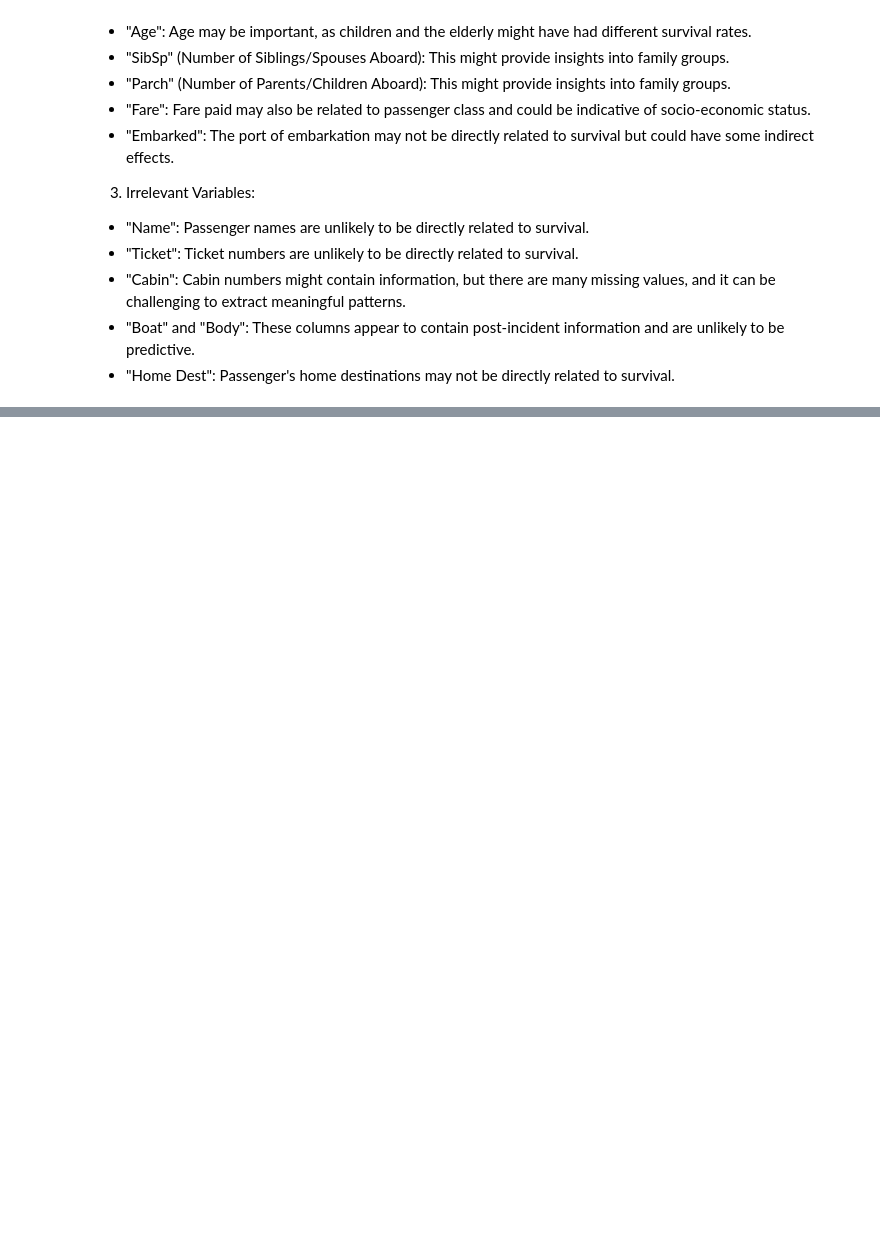
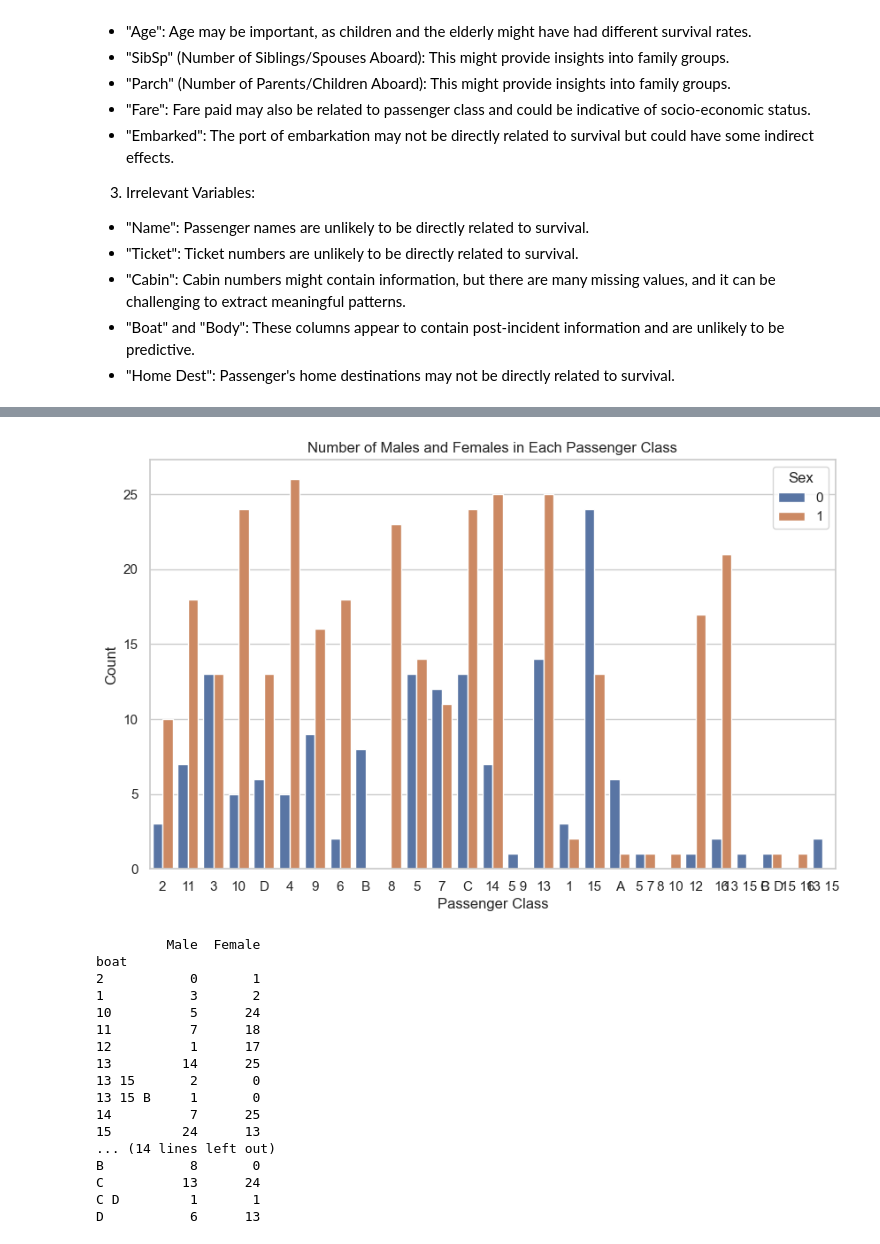
Before and after one commit to HannahCimene/TrioData_Masters, a Jupyter notebook: Files/titanic_dataset/titanic_dataset_liesa.ipynb, the cells around one changed output, grey strips where cells are left out. Cells and saved outputs as stored; diff of their text form; code cells hidden in the pictures; blank space fills up the shorter version.

```diff
--- a/Files/titanic_dataset/titanic_dataset_liesa.ipynb
+++ b/Files/titanic_dataset/titanic_dataset_liesa.ipynb
@@ -133,0 +218,3 @@ print(titanic_df)
+# %%
+df_cleaned = df = survived_data[survived_data['boat'].notna()]
+print(df_cleaned['boat'])
@@ -133,0 +234,39 @@ print(titanic_df)
+# %%
+# Create a countplot to show the number of males and females in each class
+
+plt.figure(figsize=(10, 6))
+sns.countplot(data=df_cleaned, x='boat', hue='sex_female')
+plt.title('Number of Males and Females in Each Passenger Class')
+plt.xlabel('Passenger Class')
+plt.ylabel('Count')
+plt.legend(title='Sex', loc='upper right')
+
+plt.show()
+
+# Create a contingency table (summary table) using pd.crosstab
+summary_table = pd.crosstab(df_cleaned['boat'], df_cleaned['sex_female'])
+
+# Rename the columns for clarity
+summary_table.columns = ['Male', 'Female']
+
+# Print the summary table
+print(summary_table)
+# %% [output]
+[figure, added]
+         Male  Female
+boat
+2           0       1
+1           3       2
+10          5      24
+11          7      18
+12          1      17
+13         14      25
+13 15       2       0
+13 15 B     1       0
+14          7      25
+15         24      13
+... (14 lines left out)
+B           8       0
+C          13      24
+C D         1       1
+D           6      13
```
Also changed, not shown: parts of 16 cells of this notebook, 2 other files.
